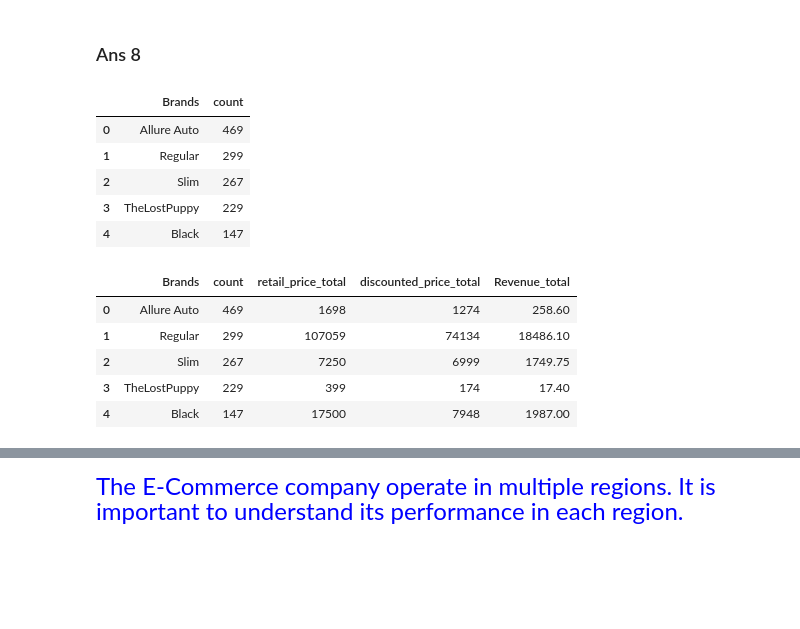
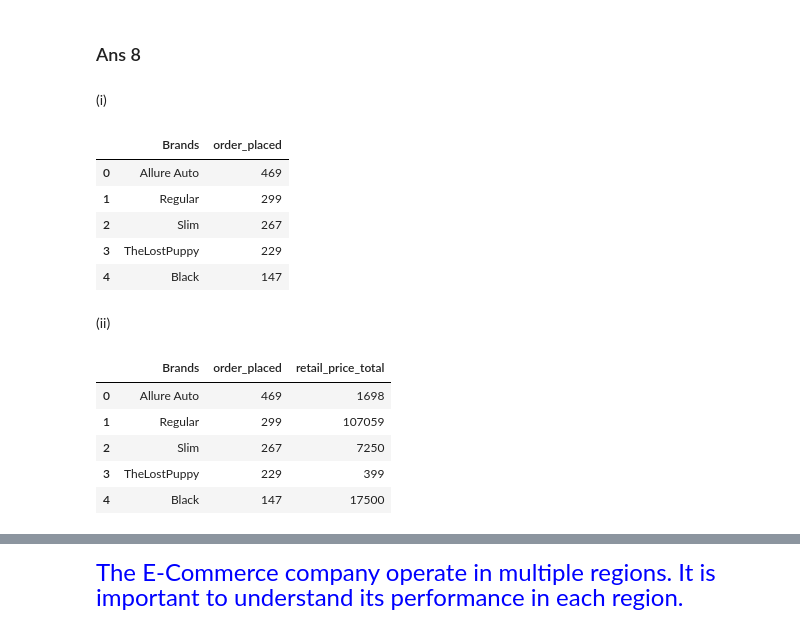
Before and after one commit to jamesholden097/benji, a Jupyter notebook: E-Commerce_Project_Student_File.ipynb, the cells around one changed output, grey strips where cells are left out. Cells and saved outputs as stored; diff of their text form; code cells hidden in the pictures; blank space fills up the shorter version.

```diff
--- a/E-Commerce_Project_Student_File.ipynb
+++ b/E-Commerce_Project_Student_File.ipynb
@@ -331,29 +324,29 @@ ECom_Data.plot.scatter(x='retail_price', y='discounted_price', s=1)
 ## Also, draw a pairplot using these four features. (6 marks)
 # %% [markdown]
 ### Ans 8
+# %% [markdown]
+(i)
 # %%
 Brand_data = pd.DataFrame()
 Brand_data['Brands'] = ECom_Data.Brand.value_counts().index
-Brand_data['count'] = ECom_Data.Brand.value_counts().values
+Brand_data['order_placed'] = ECom_Data.Brand.value_counts().values
 Brand_data.head()
 # %% [output]
-|  | Brands | count |
+|  | Brands | order_placed |
 | 0 | Allure Auto | 469 |
 | 1 | Regular | 299 |
 | 2 | Slim | 267 |
 | 3 | TheLostPuppy | 229 |
 | 4 | Black | 147 |
+# %% [markdown]
+(ii)
 # %%
-#ECom_Data.groupby(['Brand'])['retail_price'].sum().values
 Brand_data['retail_price_total'] = ECom_Data.groupby(['Brand'])['retail_price'].sum().values
-Brand_data['discounted_price_total'] = ECom_Data.groupby(['Brand'])['discounted_price'].sum().values
-Brand_data['Revenue_total'] = ECom_Data.groupby(['Brand'])['Revenue'].sum().values
-
 Brand_data.head()
 # %% [output]
-|  | Brands | count | retail_price_total | discounted_price_total | Revenue_total |
-| 0 | Allure Auto | 469 | 1698 | 1274 | 258.60 |
-| 1 | Regular | 299 | 107059 | 74134 | 18486.10 |
-| 2 | Slim | 267 | 7250 | 6999 | 1749.75 |
-| 3 | TheLostPuppy | 229 | 399 | 174 | 17.40 |
-| 4 | Black | 147 | 17500 | 7948 | 1987.00 |
+|  | Brands | order_placed | retail_price_total |
+| 0 | Allure Auto | 469 | 1698 |
+| 1 | Regular | 299 | 107059 |
+| 2 | Slim | 267 | 7250 |
+| 3 | TheLostPuppy | 229 | 399 |
+| 4 | Black | 147 | 17500 |
```
Also changed, not shown: parts of 6 cells of this notebook.
